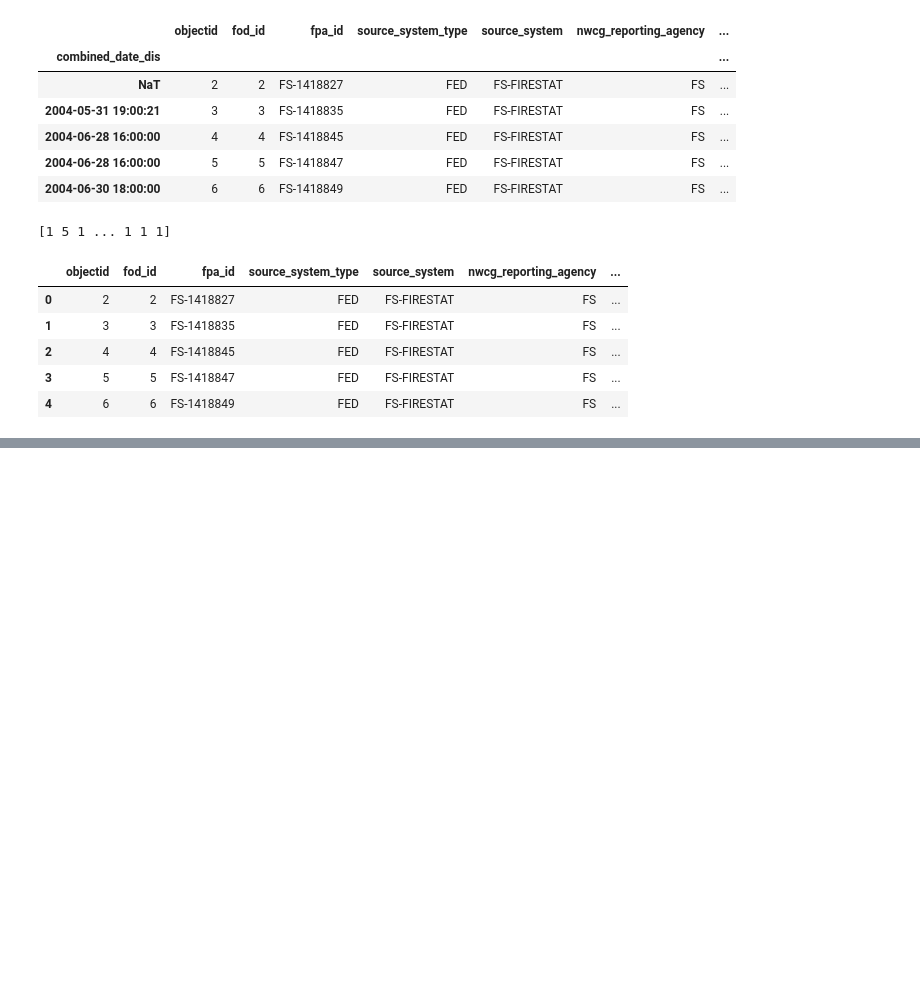
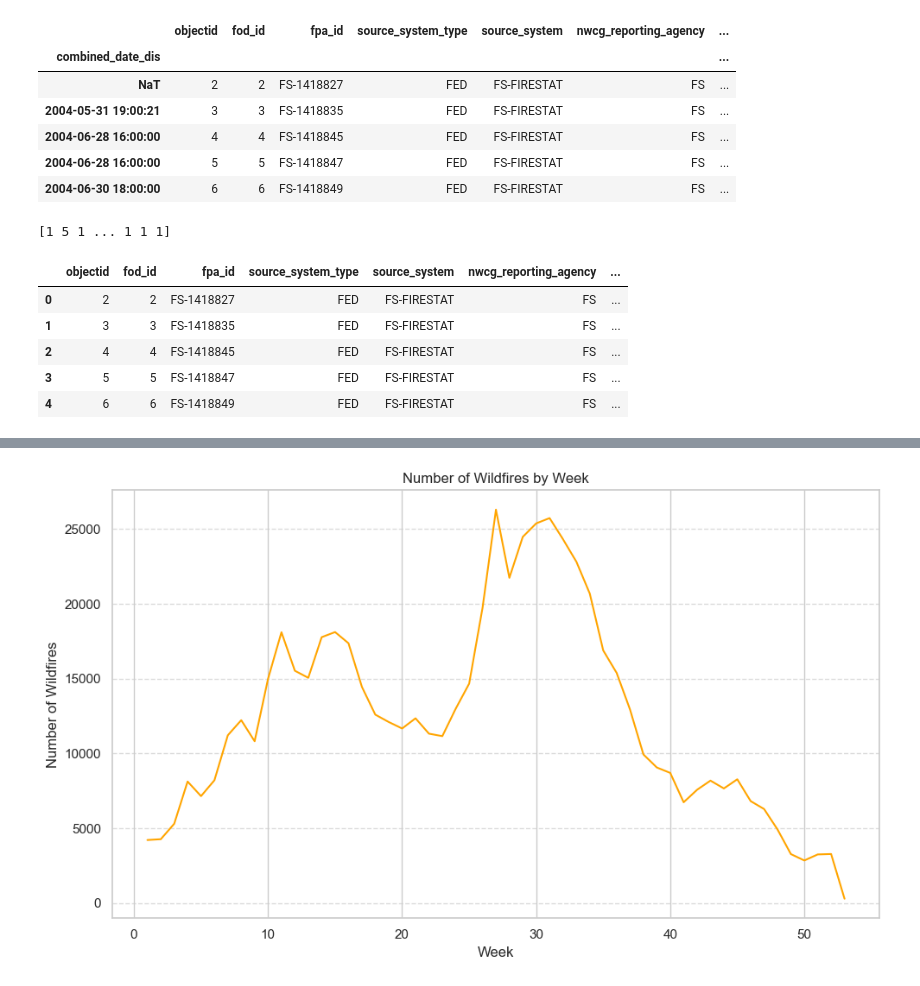
Before and after one commit to jli82/wildfire-analysis, a Jupyter notebook: main.ipynb, the cells around one changed output, grey strips where cells are left out. Cells and saved outputs as stored; diff of their text form; code cells hidden in the pictures; blank space fills up the shorter version.

```diff
--- a/main.ipynb
+++ b/main.ipynb
@@ -537,0 +561,19 @@ export_df.to_csv('final_df_with_results.csv', index=False)
+# %%
+# Convert 'combined_date_con' to datetime format
+final_df['combined_date_con'] = pd.to_datetime(final_df['combined_date_con'])
+
+# Group the data by week and count the number of wildfires in each week
+weekly_counts = final_df.groupby(final_df['combined_date_con'].dt.isocalendar().week).size()
+
+# Plotting
+plt.figure(figsize=(10, 6))
+weekly_counts.plot(kind='line', color='orange')
+plt.title('Number of Wildfires by Week')
+plt.xlabel('Week')
+plt.ylabel('Number of Wildfires')
+plt.xticks(rotation=0)  # Rotate x-axis labels if necessary
+plt.grid(axis='y', linestyle='--', alpha=0.7)
+plt.tight_layout()
+plt.show()
+# %% [output]
+[figure, added]
```
Also changed, not shown: parts of 14 cells of this notebook.
